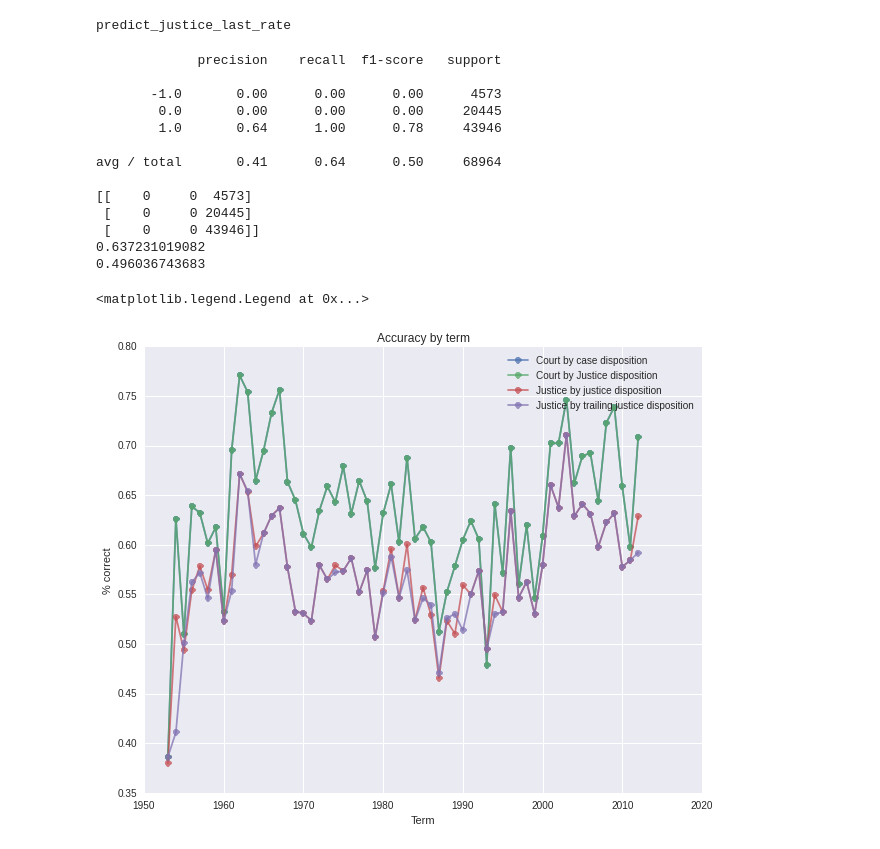
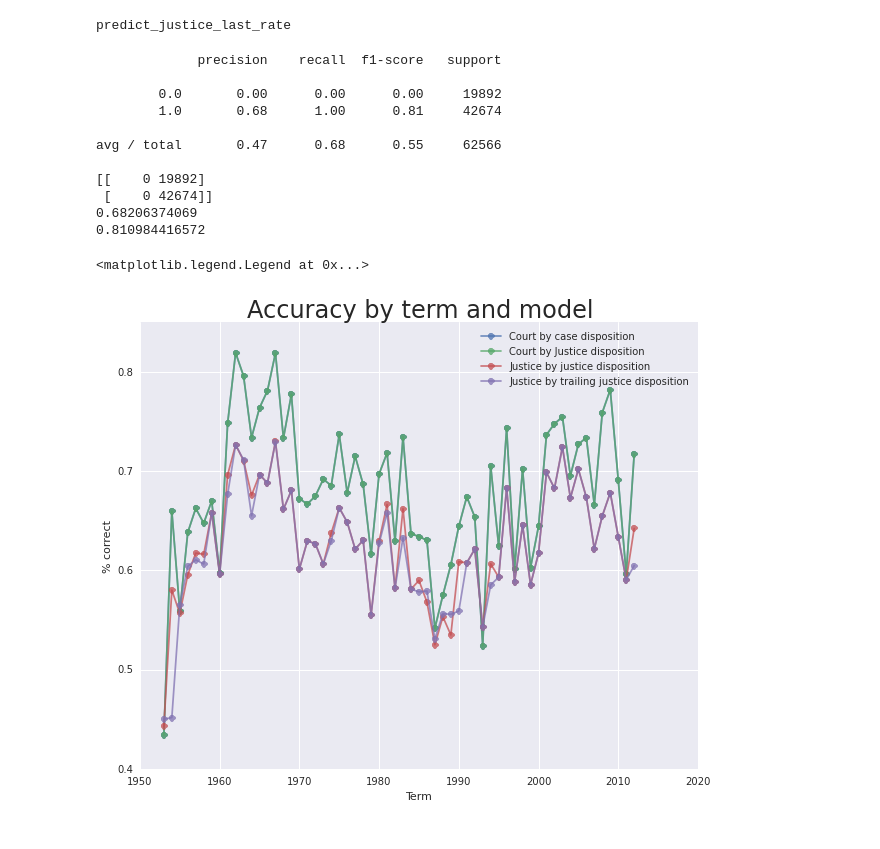
Before and after one commit to mjbommar/scotus-uncertainty, a Jupyter notebook: simulate_baseline_performance.ipynb, the cells around one changed output. Drawn from its saved outputs; the diff is of its cells as text; code cells hidden in the pictures.

```diff
--- a/simulate_baseline_performance.ipynb
+++ b/simulate_baseline_performance.ipynb
@@ -219,7 +219,7 @@ def run_simulation(simulation_data, term_list,  prediction_method, score_method=
 
 
     # Get the return range and return
-    term_index = return_data.loc[:, "term"].isin(term_list)
+    term_index = (return_data.loc[:, "term"].isin(term_list)) & (return_data.loc[:, "case_outcome_disposition"] >= 0) & (return_data.loc[:, "justice_outcome_disposition"] >= 0)
     return return_data.loc[term_index, :]
 # %%
 # Set parameters
@@ -410,37 +408,35 @@ print(sklearn.metrics.f1_score(output_data["case_outcome_disposition"].fillna(-1
 # %% [output]
              precision    recall  f1-score   support
 
-       -1.0       0.00      0.00      0.00      4573
-        0.0       0.00      0.00      0.00     20445
-        1.0       0.64      1.00      0.78     43946
+        0.0       0.00      0.00      0.00     19892
+        1.0       0.68      1.00      0.81     42674
 
-avg / total       0.41      0.64      0.50     68964
+avg / total       0.47      0.68      0.55     62566
 
-[[    0     0  4573]
- [    0     0 20445]
- [    0     0 43946]]
-0.637231019082
-0.496036743683
+[[    0 19892]
+ [    0 42674]]
+0.68206374069
+0.810984416572
 # %%
 # Plot all accuracies
 f = plt.figure(figsize=(10, 8))
 plt.plot(court_case_accuracy_by_year.index, court_case_accuracy_by_year,
          marker='o', alpha=0.75)
 plt.plot(court_justice_accuracy_by_year.index, court_justice_accuracy_by_year,
          marker='o', alpha=0.75)
 plt.plot(justice_accuracy_by_year.index, justice_accuracy_by_year,
          marker='o', alpha=0.75)
 plt.plot(justice_last_accuracy_by_year.index, justice_last_accuracy_by_year,
          marker='o', alpha=0.75)
 
-plt.title("Accuracy by term")
+plt.title("Accuracy by term and model", size=24)
 plt.xlabel("Term")
 plt.ylabel("% correct")
 plt.legend(("Court by case disposition", "Court by Justice disposition",
             "Justice by justice disposition", "Justice by trailing justice disposition"))
 # %% [output]
 <matplotlib.legend.Legend at 0x...>
-[figure, old version]
+[figure, new version]
 # %%
 # Plot case disposition rate by term
 rate_data = scdb_data.groupby("term")["case_outcome_disposition"].value_counts(normalize=True, sort=True).unstack()
```
Also changed, not shown: parts of 6 cells of this notebook.
